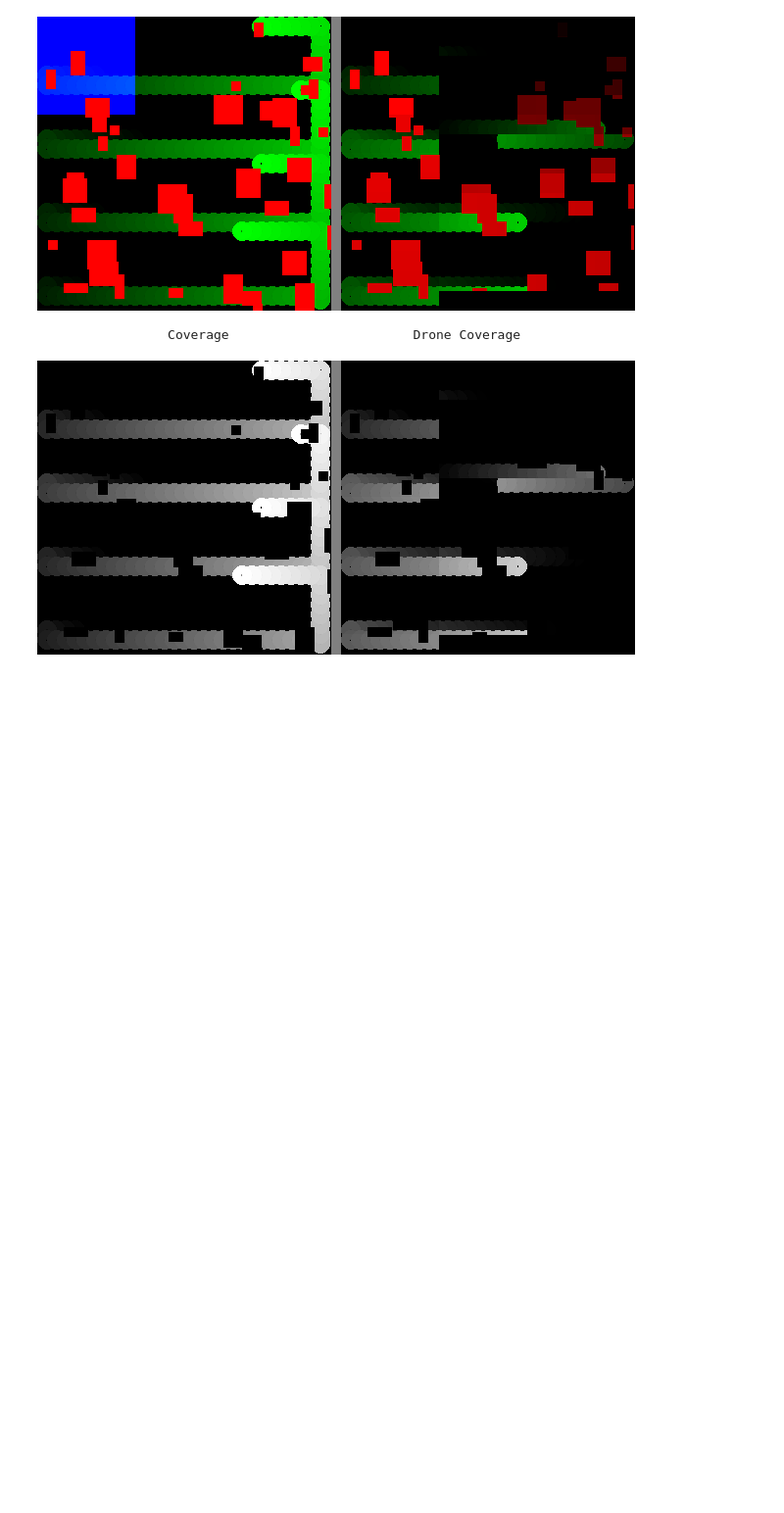
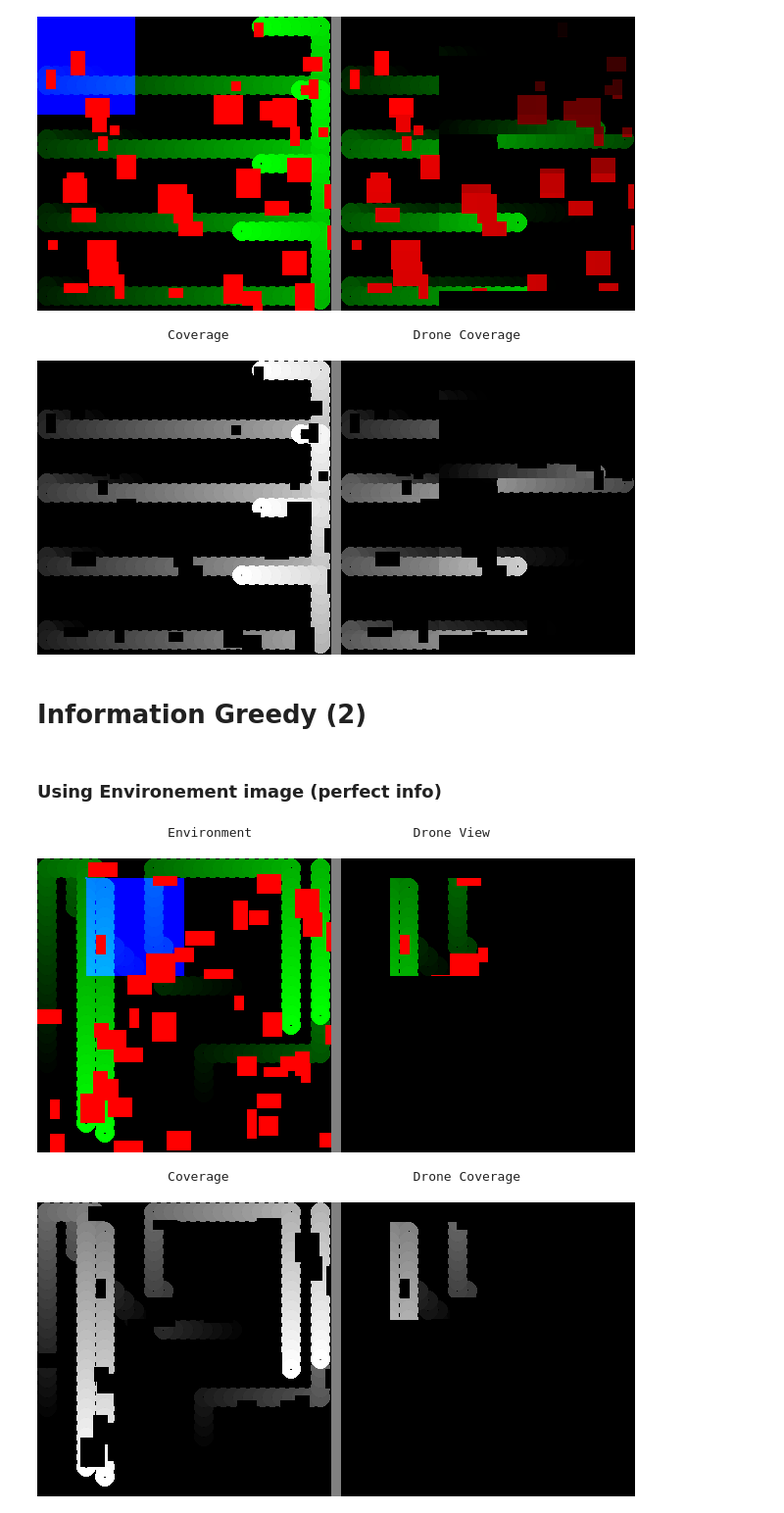
Before and after one commit to kulbir-ahluwalia/CMSC818B_MiniProject_2, a Jupyter notebook: python/pm_python.ipynb, the cells around one changed output. Shown: that part at 98% size. Saved outputs shown, nothing was run; the diff lists cells and outputs as text; code cells hidden in the pictures; blank space fills up the shorter version.

Commit message:
Added sections on info-greedy algo

```diff
--- a/python/pm_python.ipynb
+++ b/python/pm_python.ipynb
@@ -1076,3 +1079,5 @@ for i in range(200):
 [figure]
                  Coverage                        Drone Coverage
 [figure]
+# %% [markdown]
+# Information Greedy (2)
@@ -1078,0 +1086,53 @@ for i in range(200):
+# %%
+# Defining Environment
+height, width = 300, 300 # Grid size
+
+# For each robot (4 here) define (row, column, size) i.e. location and size
+robot_info = [30, 20, 10, 30, 260, 10, 200, 20, 10, 250, 200, 10]
+
+# For each drone (1 here), define (row, colmn, size) i.e. location and size
+drone_info = [20, 50, 100]
+drone_latency = 2 # Latency fatctor for drone
+
+num_obstacles = 40 # number of objects
+
+
+env = PMGridEnv(height, width, robot_info, drone_info, num_obstacles, drone_latency)
+# %% [markdown]
+### Using Environement image (perfect info)
+# %%
+for i in range(100):
+    for id, player in enumerate(env.playerList):
+        # Form 1: use position dircetly
+        # player.pos = (x,y)
+
+        # Form 2: use move function with size and canvas
+        # player.move(np.random.choice(['up', 'down', 'left', 'right']), player.size, canvas)
+
+        action = info_greedy_2(player, env.env_img)
+        player.move(action, player.size, env.canvas)
+
+    ### Not moving drone in the example
+    # for drone in env.droneList:
+    #     action= action_list[(start_idx + i)%num_action]
+    #     drone.move(env.action_list[action], drone.step_size, env.canvas)
+
+    ### Update graphics
+    env.update_all()
+
+    ### Get updated coverage and observations
+    # self.covergae, self.env_img = self.process_screen(my_coverage=self.coverage, my_canvas=self.canvas)
+    env.process_screen()
+
+    ### Get drone's view
+    env.drone_map = env.get_droneview(env.drone_map, env.env_img)
+
+    ### Show images
+    env.render()
+
+    # time.sleep(0.01)
+# %% [output]
+                 Environment                     Drone View
+[figure, added]
+                 Coverage                        Drone Coverage
+[figure, added]
```
Also changed, not shown: parts of 11 cells of this notebook.
